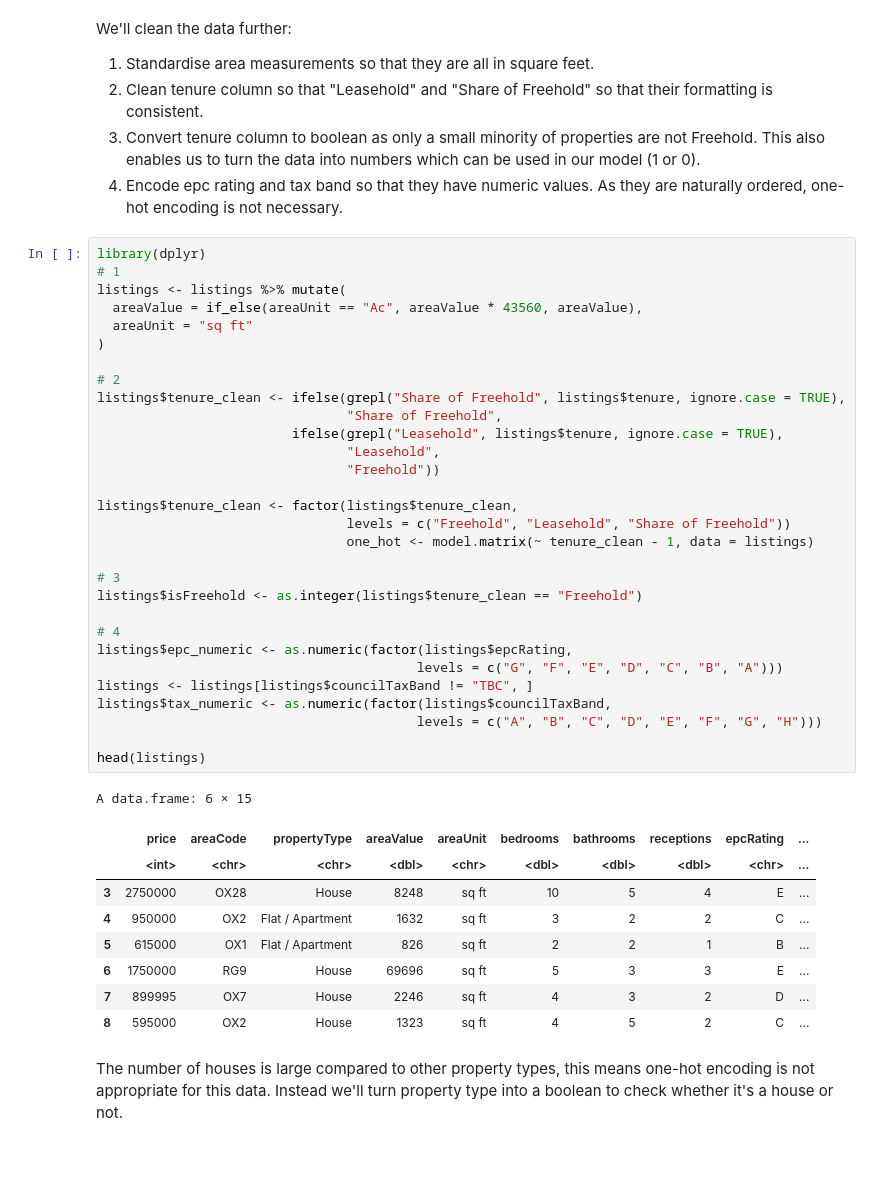
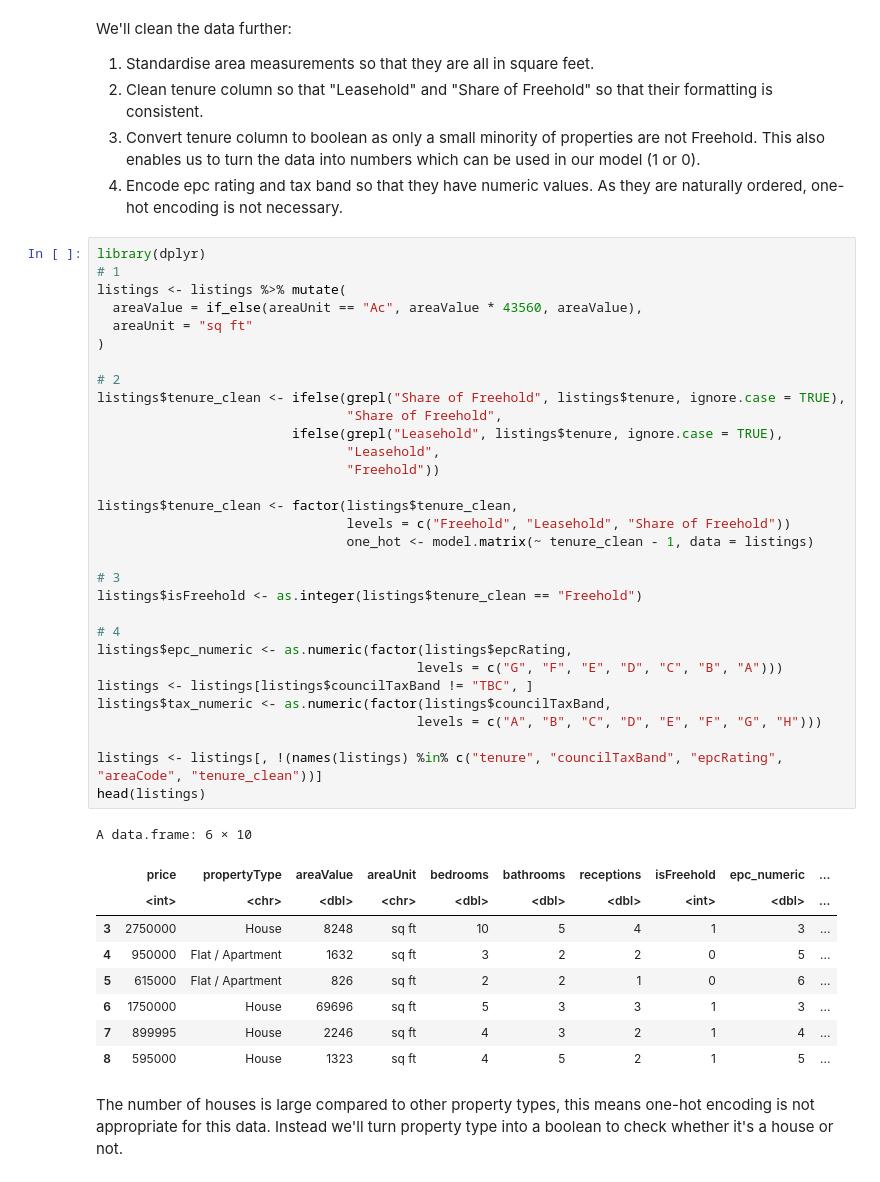
Before and after one commit to tjstone1/house-pricing-analysis, a Jupyter notebook: housing_price_analysis.ipynb, the cells around one changed output. Saved outputs shown, nothing was run; the diff lists cells and outputs as text.

```diff
--- a/housing_price_analysis.ipynb
+++ b/housing_price_analysis.ipynb
@@ -35,42 +32,43 @@ We'll clean the data further:
 library(dplyr)
 # 1
 listings <- listings %>% mutate(
   areaValue = if_else(areaUnit == "Ac", areaValue * 43560, areaValue),
   areaUnit = "sq ft"
 )
 
 # 2
 listings$tenure_clean <- ifelse(grepl("Share of Freehold", listings$tenure, ignore.case = TRUE),
                                 "Share of Freehold",
                          ifelse(grepl("Leasehold", listings$tenure, ignore.case = TRUE),
                                 "Leasehold",
                                 "Freehold"))
 
 listings$tenure_clean <- factor(listings$tenure_clean,
                                 levels = c("Freehold", "Leasehold", "Share of Freehold"))
                                 one_hot <- model.matrix(~ tenure_clean - 1, data = listings)
 
 # 3
 listings$isFreehold <- as.integer(listings$tenure_clean == "Freehold")
 
 # 4
 listings$epc_numeric <- as.numeric(factor(listings$epcRating,
                                          levels = c("G", "F", "E", "D", "C", "B", "A")))
 listings <- listings[listings$councilTaxBand != "TBC", ]
 listings$tax_numeric <- as.numeric(factor(listings$councilTaxBand,
                                          levels = c("A", "B", "C", "D", "E", "F", "G", "H")))
 
+listings <- listings[, !(names(listings) %in% c("tenure", "councilTaxBand", "epcRating", "areaCode", "tenure_clean"))]
 head(listings)
 # %% [output]
-A data.frame: 6 × 15
+A data.frame: 6 × 10
-|  | price | areaCode | propertyType | areaValue | areaUnit | bedrooms | bathrooms | receptions | epcRating | ... |
-|  | <int> | <chr> | <chr> | <dbl> | <chr> | <dbl> | <dbl> | <dbl> | <chr> | ... |
-| 3 | 2750000 | OX28 | House | 8248 | sq ft | 10 | 5 | 4 | E | ... |
-| 4 | 950000 | OX2 | Flat / Apartment | 1632 | sq ft | 3 | 2 | 2 | C | ... |
-| 5 | 615000 | OX1 | Flat / Apartment | 826 | sq ft | 2 | 2 | 1 | B | ... |
-| 6 | 1750000 | RG9 | House | 69696 | sq ft | 5 | 3 | 3 | E | ... |
-| 7 | 899995 | OX7 | House | 2246 | sq ft | 4 | 3 | 2 | D | ... |
-| 8 | 595000 | OX2 | House | 1323 | sq ft | 4 | 5 | 2 | C | ... |
+|  | price | propertyType | areaValue | areaUnit | bedrooms | bathrooms | receptions | isFreehold | epc_numeric | ... |
+|  | <int> | <chr> | <dbl> | <chr> | <dbl> | <dbl> | <dbl> | <int> | <dbl> | ... |
+| 3 | 2750000 | House | 8248 | sq ft | 10 | 5 | 4 | 1 | 3 | ... |
+| 4 | 950000 | Flat / Apartment | 1632 | sq ft | 3 | 2 | 2 | 0 | 5 | ... |
+| 5 | 615000 | Flat / Apartment | 826 | sq ft | 2 | 2 | 1 | 0 | 6 | ... |
+| 6 | 1750000 | House | 69696 | sq ft | 5 | 3 | 3 | 1 | 3 | ... |
+| 7 | 899995 | House | 2246 | sq ft | 4 | 3 | 2 | 1 | 4 | ... |
+| 8 | 595000 | House | 1323 | sq ft | 4 | 5 | 2 | 1 | 5 | ... |
 # %% [markdown]
 The number of houses is large compared to other property types, this means one-hot encoding is not appropriate for this data. Instead we'll turn property type into a boolean to check whether it's a house or not.
 # %%
```
Also changed, not shown: parts of 1 cell of this notebook.
